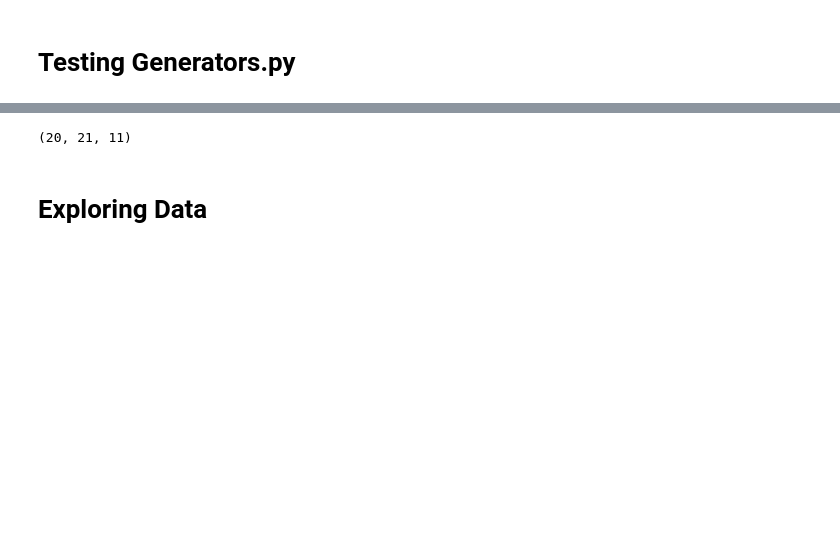
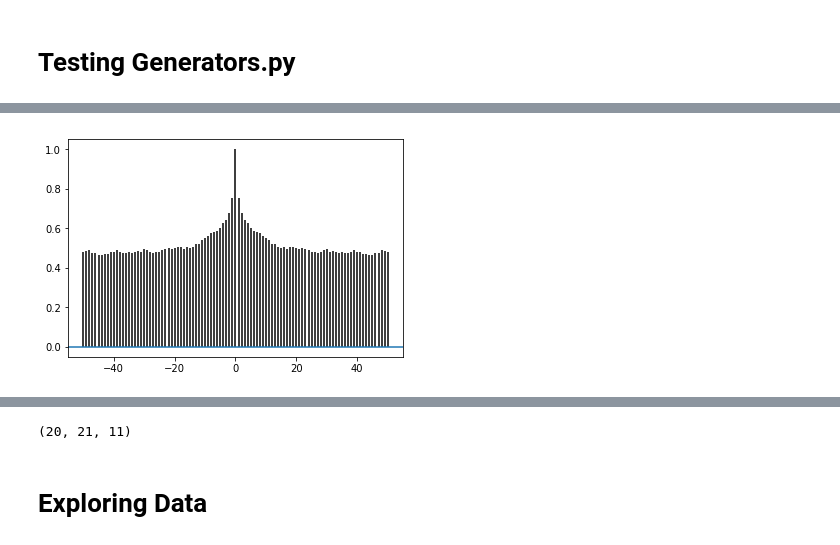
Before and after one commit to shermanlo77/cptimeseries, a Jupyter notebook: Untitled.ipynb, the cells around one changed output, grey strips where cells are left out. Drawn from its saved outputs; the diff is of its cells as text; code cells hidden in the pictures; blank space fills up the shorter version.

```diff
--- a/Untitled.ipynb
+++ b/Untitled.ipynb
@@ -18,0 +28,4 @@ rain_gen = Generators.Generator_rain(fn=_path,all_at_once=False)
+# %%
+a = plt.acorr(data[:, 80, 60 ], maxlags=50, normed=True, usevlines=True)
+# %% [output]
+[figure, added]
```
Also changed, not shown: parts of 14 cells of this notebook, 2 other files.
